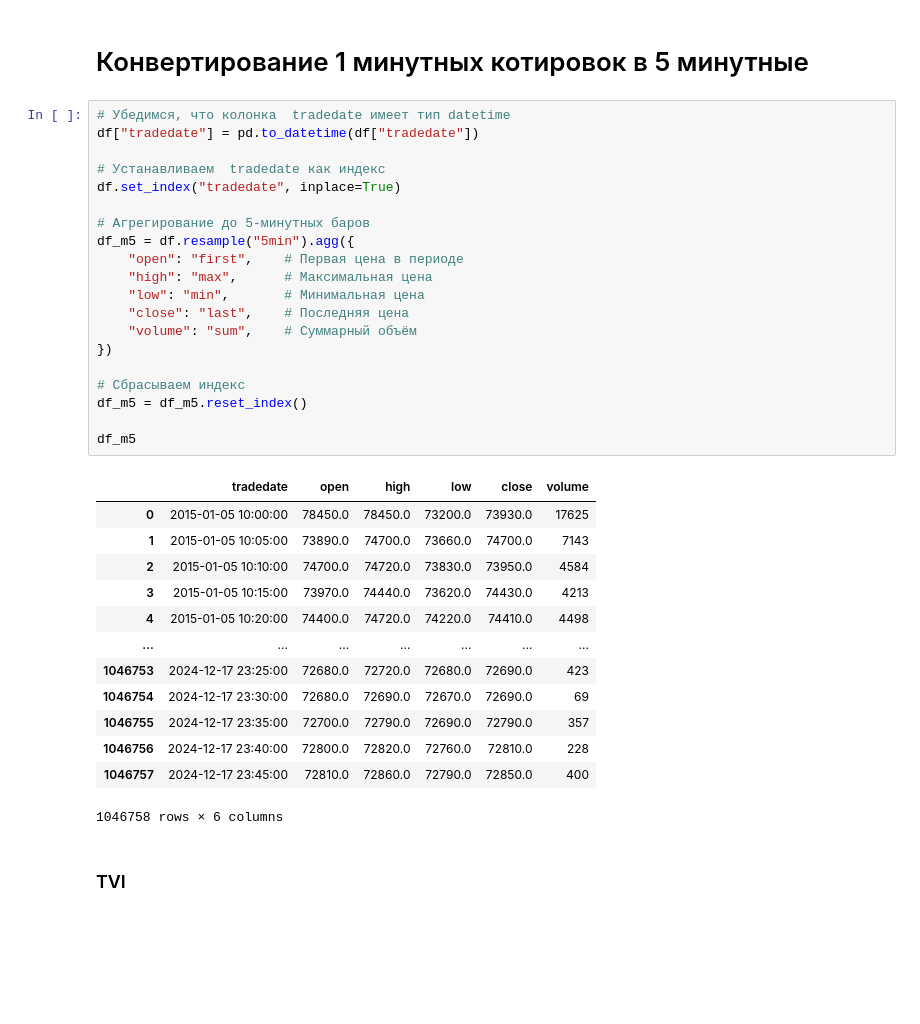
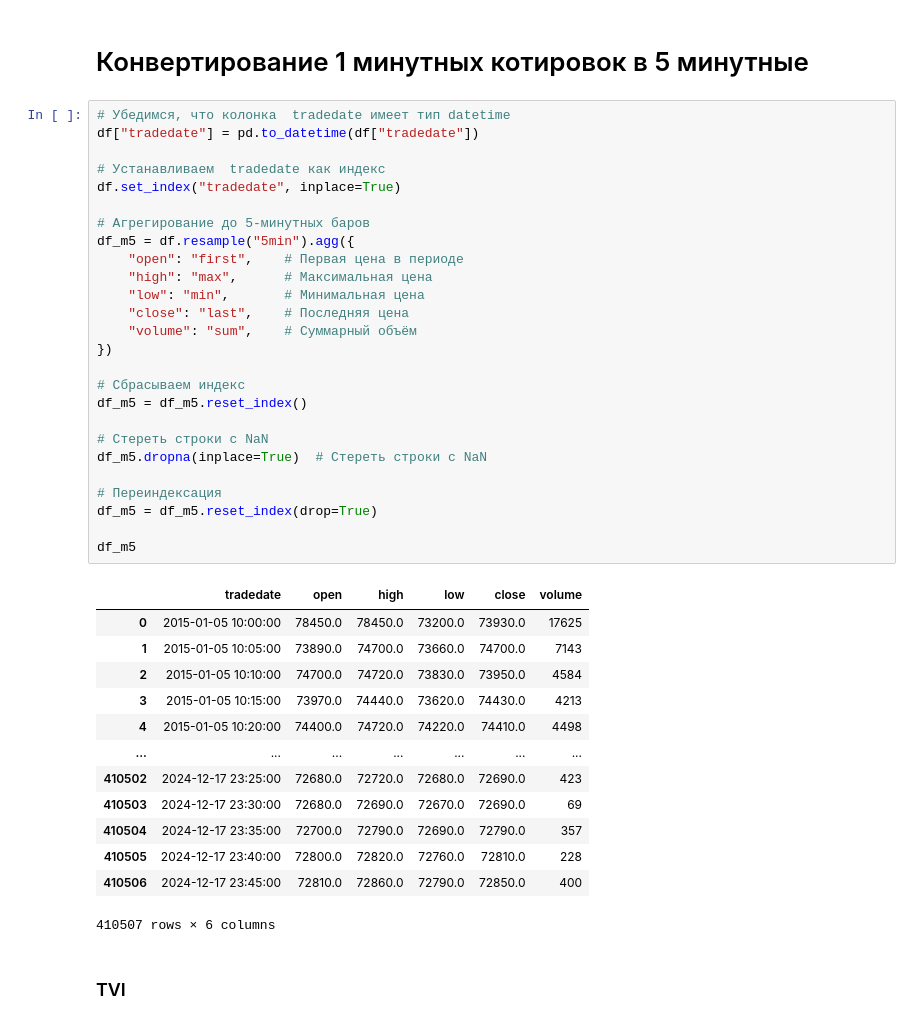
Before and after one commit to Alkor135/pj4_volatile_day_volumes, a Jupyter notebook: data_prepare.ipynb, the cells around one changed output. Drawn from its saved outputs; the diff is of its cells as text; blank space fills up the shorter version.

```diff
--- a/data_prepare.ipynb
+++ b/data_prepare.ipynb
@@ -143,37 +143,43 @@ print(len(dates_list) / unique_values)
 # %%
 # Убедимся, что колонка  tradedate имеет тип datetime
 df["tradedate"] = pd.to_datetime(df["tradedate"])
 
 # Устанавливаем  tradedate как индекс
 df.set_index("tradedate", inplace=True)
 
 # Агрегирование до 5-минутных баров
 df_m5 = df.resample("5min").agg({
     "open": "first",    # Первая цена в периоде
     "high": "max",      # Максимальная цена
     "low": "min",       # Минимальная цена
     "close": "last",    # Последняя цена
     "volume": "sum",    # Суммарный объём
 })
 
 # Сбрасываем индекс
 df_m5 = df_m5.reset_index()
 
+# Стереть строки с NaN
+df_m5.dropna(inplace=True)  # Стереть строки с NaN
+
+# Переиндексация
+df_m5 = df_m5.reset_index(drop=True)
+
 df_m5
 # %% [output]
 |  | tradedate | open | high | low | close | volume |
 | 0 | 2015-01-05 10:00:00 | 78450.0 | 78450.0 | 73200.0 | 73930.0 | 17625 |
 | 1 | 2015-01-05 10:05:00 | 73890.0 | 74700.0 | 73660.0 | 74700.0 | 7143 |
 | 2 | 2015-01-05 10:10:00 | 74700.0 | 74720.0 | 73830.0 | 73950.0 | 4584 |
 | 3 | 2015-01-05 10:15:00 | 73970.0 | 74440.0 | 73620.0 | 74430.0 | 4213 |
 | 4 | 2015-01-05 10:20:00 | 74400.0 | 74720.0 | 74220.0 | 74410.0 | 4498 |
 | ... | ... | ... | ... | ... | ... | ... |
-| 1046753 | 2024-12-17 23:25:00 | 72680.0 | 72720.0 | 72680.0 | 72690.0 | 423 |
-| 1046754 | 2024-12-17 23:30:00 | 72680.0 | 72690.0 | 72670.0 | 72690.0 | 69 |
-| 1046755 | 2024-12-17 23:35:00 | 72700.0 | 72790.0 | 72690.0 | 72790.0 | 357 |
-| 1046756 | 2024-12-17 23:40:00 | 72800.0 | 72820.0 | 72760.0 | 72810.0 | 228 |
-| 1046757 | 2024-12-17 23:45:00 | 72810.0 | 72860.0 | 72790.0 | 72850.0 | 400 |
+| 410502 | 2024-12-17 23:25:00 | 72680.0 | 72720.0 | 72680.0 | 72690.0 | 423 |
+| 410503 | 2024-12-17 23:30:00 | 72680.0 | 72690.0 | 72670.0 | 72690.0 | 69 |
+| 410504 | 2024-12-17 23:35:00 | 72700.0 | 72790.0 | 72690.0 | 72790.0 | 357 |
+| 410505 | 2024-12-17 23:40:00 | 72800.0 | 72820.0 | 72760.0 | 72810.0 | 228 |
+| 410506 | 2024-12-17 23:45:00 | 72810.0 | 72860.0 | 72790.0 | 72850.0 | 400 |
-1046758 rows × 6 columns
+410507 rows × 6 columns
 # %% [markdown]
 ### TVI
 # %%
```
Also changed, not shown: parts of 5 cells of this notebook, 1 other file.
